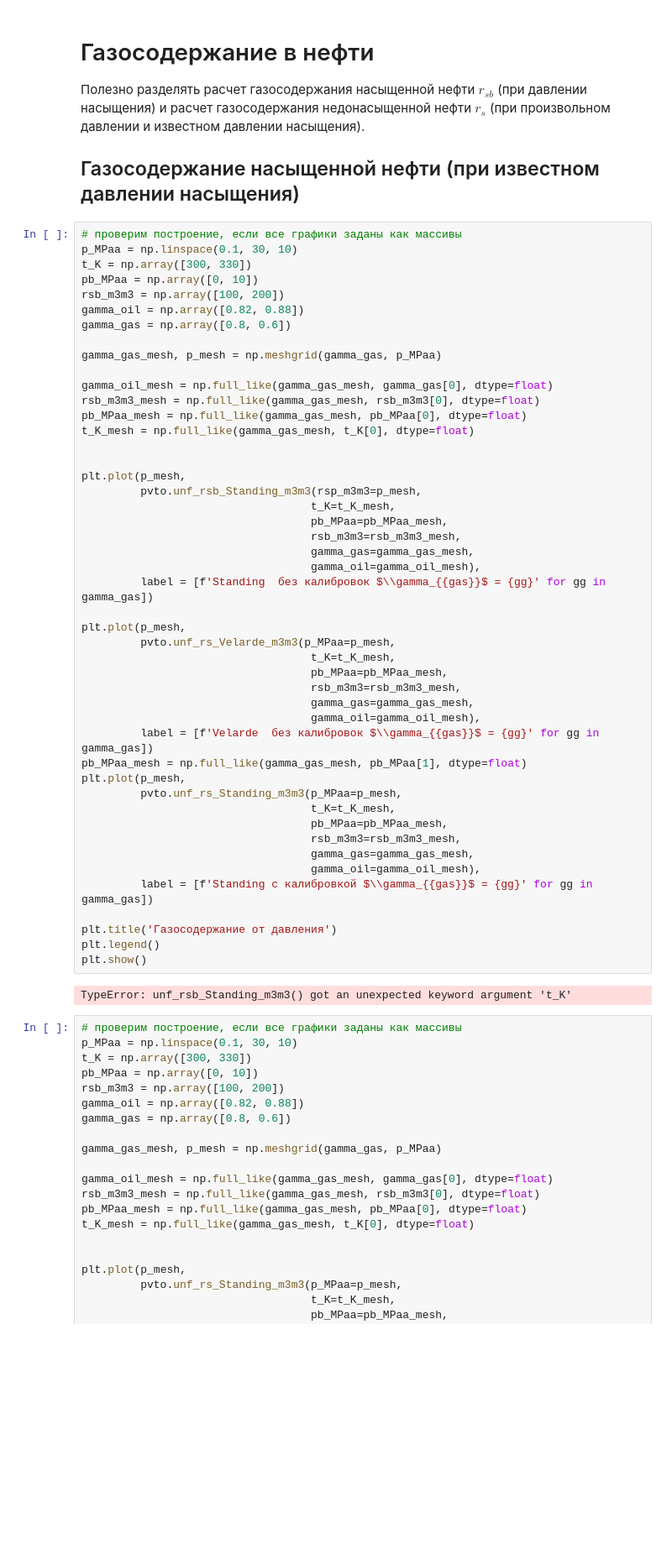
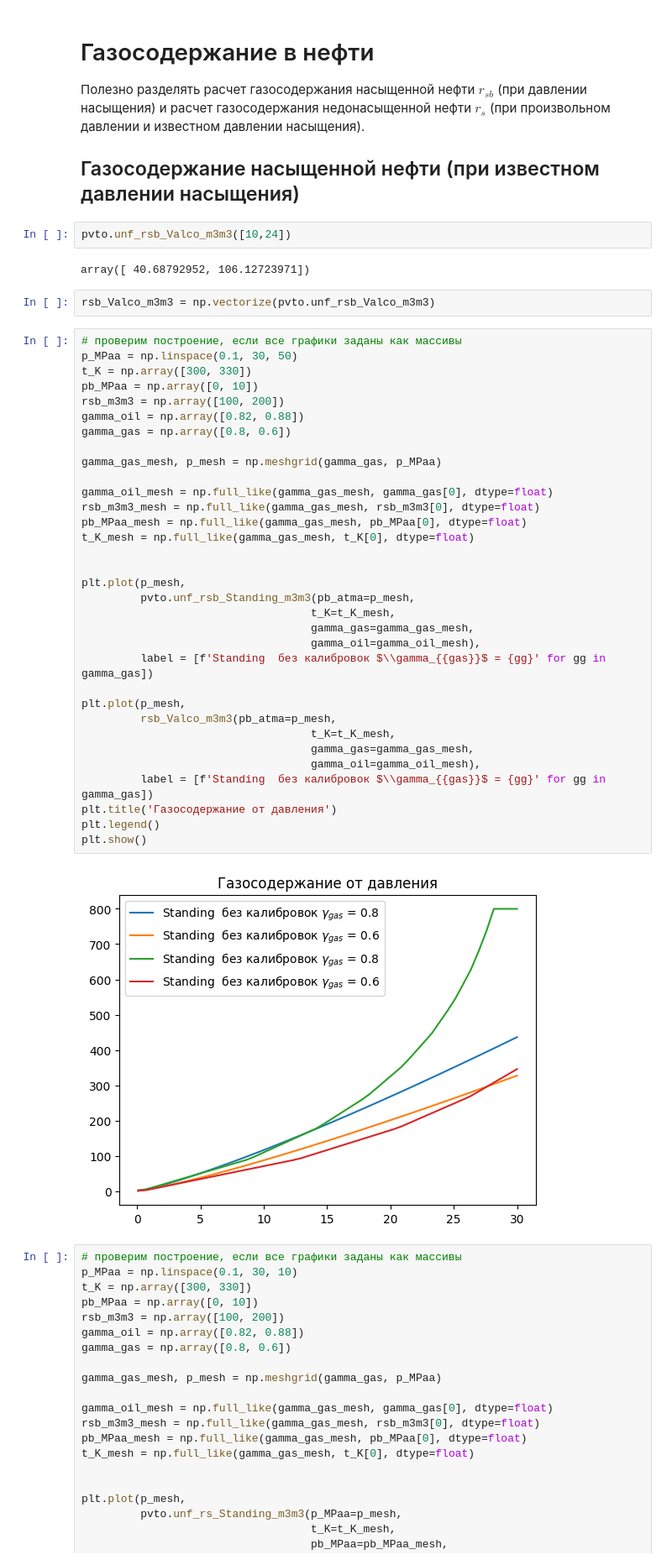
Before and after one commit to unifloc/neftpy, a Jupyter notebook: sandbox/unf_pvt_oil.ipynb, the cells around one changed output. Shown at 84% size. Cells and saved outputs as stored; diff of their text form; blank space fills up the shorter version.

```diff
--- a/sandbox/unf_pvt_oil.ipynb
+++ b/sandbox/unf_pvt_oil.ipynb
@@ -93,55 +93,47 @@ plt.show()
 Полезно разделять расчет газосодержания насыщенной нефти $r_{sb}$ (при давлении насыщения) и расчет газосодержания недонасыщенной нефти $r_s$ (при произвольном давлении и известном давлении насыщения).
 
 ## Газосодержание насыщенной нефти (при известном давлении насыщения)
+# %%
+pvto.unf_rsb_Valco_m3m3([10,24])
+# %% [output]
+array([ 40.68792952, 106.12723971])
+# %%
+rsb_Valco_m3m3 = np.vectorize(pvto.unf_rsb_Valco_m3m3)
 # %%
 # проверим построение, если все графики заданы как массивы
-p_MPaa = np.linspace(0.1, 30, 10)
+p_MPaa = np.linspace(0.1, 30, 50)
 t_K = np.array([300, 330])
 pb_MPaa = np.array([0, 10])
 rsb_m3m3 = np.array([100, 200])
 gamma_oil = np.array([0.82, 0.88])
 gamma_gas = np.array([0.8, 0.6])
 
 gamma_gas_mesh, p_mesh = np.meshgrid(gamma_gas, p_MPaa)
 
 gamma_oil_mesh = np.full_like(gamma_gas_mesh, gamma_gas[0], dtype=float)
 rsb_m3m3_mesh = np.full_like(gamma_gas_mesh, rsb_m3m3[0], dtype=float)
 pb_MPaa_mesh = np.full_like(gamma_gas_mesh, pb_MPaa[0], dtype=float)
 t_K_mesh = np.full_like(gamma_gas_mesh, t_K[0], dtype=float)
 
 
 plt.plot(p_mesh,
-         pvto.unf_rsb_Standing_m3m3(rsp_m3m3=p_mesh,
+         pvto.unf_rsb_Standing_m3m3(pb_atma=p_mesh,
                                    t_K=t_K_mesh,
-                                   pb_MPaa=pb_MPaa_mesh,
-                                   rsb_m3m3=rsb_m3m3_mesh,
                                    gamma_gas=gamma_gas_mesh,
                                    gamma_oil=gamma_oil_mesh),
          label = [f'Standing  без калибровок $\\gamma_{{gas}}$ = {gg}' for gg in gamma_gas])
 
 plt.plot(p_mesh,
-         pvto.unf_rs_Velarde_m3m3(p_MPaa=p_mesh,
+         rsb_Valco_m3m3(pb_atma=p_mesh,
                                    t_K=t_K_mesh,
-                                   pb_MPaa=pb_MPaa_mesh,
-                                   rsb_m3m3=rsb_m3m3_mesh,
                                    gamma_gas=gamma_gas_mesh,
                                    gamma_oil=gamma_oil_mesh),
-         label = [f'Velarde  без калибровок $\\gamma_{{gas}}$ = {gg}' for gg in gamma_gas])
-pb_MPaa_mesh = np.full_like(gamma_gas_mesh, pb_MPaa[1], dtype=float)
-plt.plot(p_mesh,
-         pvto.unf_rs_Standing_m3m3(p_MPaa=p_mesh,
-                                   t_K=t_K_mesh,
-                                   pb_MPaa=pb_MPaa_mesh,
-                                   rsb_m3m3=rsb_m3m3_mesh,
-                                   gamma_gas=gamma_gas_mesh,
-                                   gamma_oil=gamma_oil_mesh),
-         label = [f'Standing с калибровкой $\\gamma_{{gas}}$ = {gg}' for gg in gamma_gas])
-
+         label = [f'Standing  без калибровок $\\gamma_{{gas}}$ = {gg}' for gg in gamma_gas])
 plt.title('Газосодержание от давления')
 plt.legend()
 plt.show()
 # %% [output]
-TypeError: unf_rsb_Standing_m3m3() got an unexpected keyword argument 't_K'
+[figure, added]
 # %%
 # проверим построение, если все графики заданы как массивы
 p_MPaa = np.linspace(0.1, 30, 10)
```
Also changed, not shown: 3 other files.
